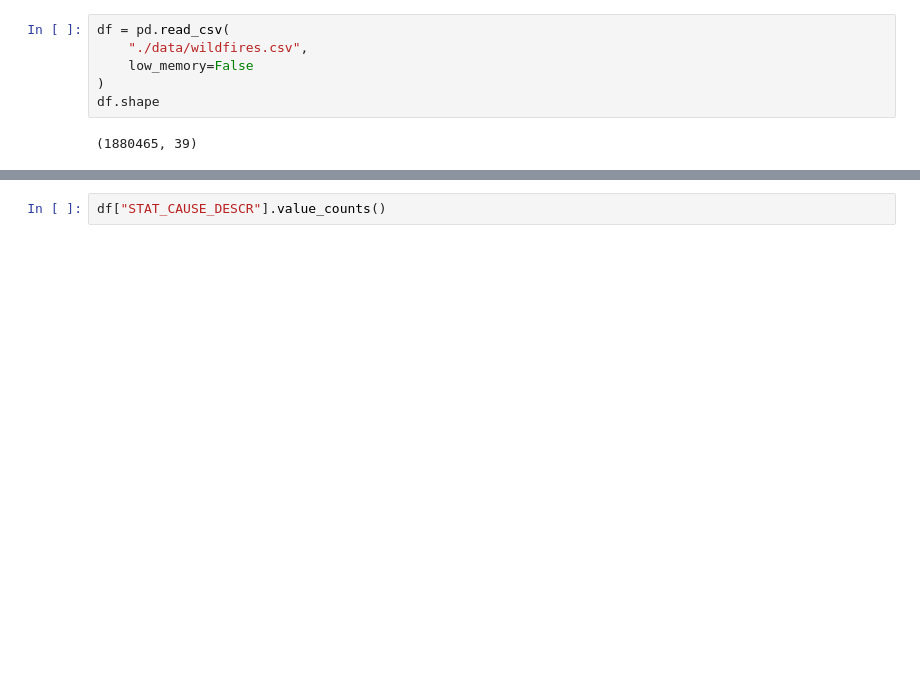
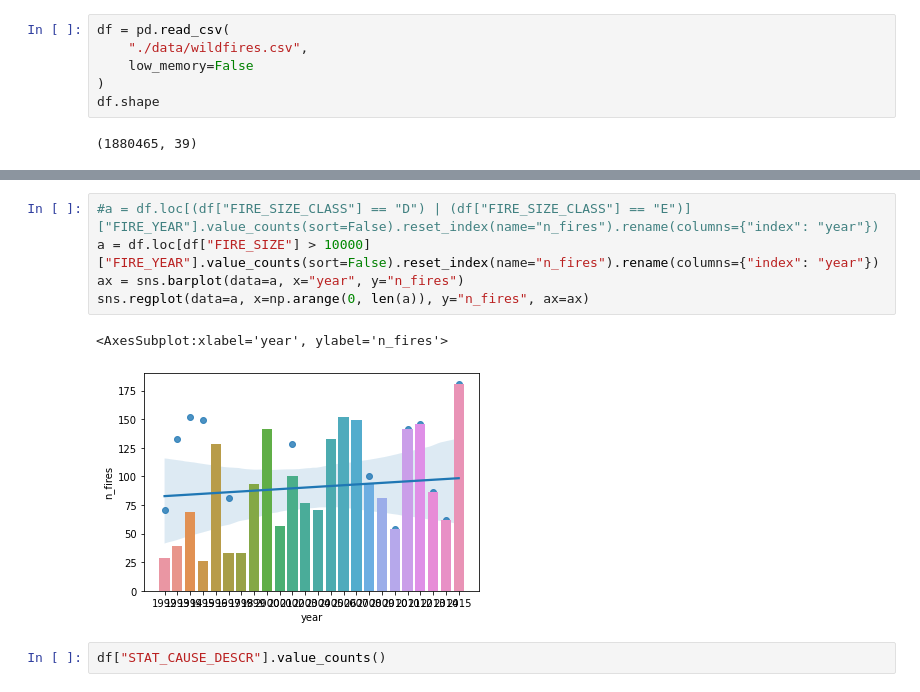
Before and after one commit to itsmartinhi/us-wildfires, a Jupyter notebook: data-exploration.ipynb, the cells around one changed output, grey strips where cells are left out. Cells and saved outputs as stored; diff of their text form; blank space fills up the shorter version.

```diff
--- a/data-exploration.ipynb
+++ b/data-exploration.ipynb
@@ -12,3 +34,11 @@ df.shape
+# %%
+#a = df.loc[(df["FIRE_SIZE_CLASS"] == "D") | (df["FIRE_SIZE_CLASS"] == "E")]["FIRE_YEAR"].value_counts(sort=False).reset_index(name="n_fires").rename(columns={"index": "year"})
+a = df.loc[df["FIRE_SIZE"] > 10000]["FIRE_YEAR"].value_counts(sort=False).reset_index(name="n_fires").rename(columns={"index": "year"})
+ax = sns.barplot(data=a, x="year", y="n_fires")
+sns.regplot(data=a, x=np.arange(0, len(a)), y="n_fires", ax=ax)
+# %% [output]
+<AxesSubplot:xlabel='year', ylabel='n_fires'>
+[figure, added]
 # %%
 df["STAT_CAUSE_DESCR"].value_counts()
 # %% [output]
```
Also changed, not shown: parts of 7 cells of this notebook.
